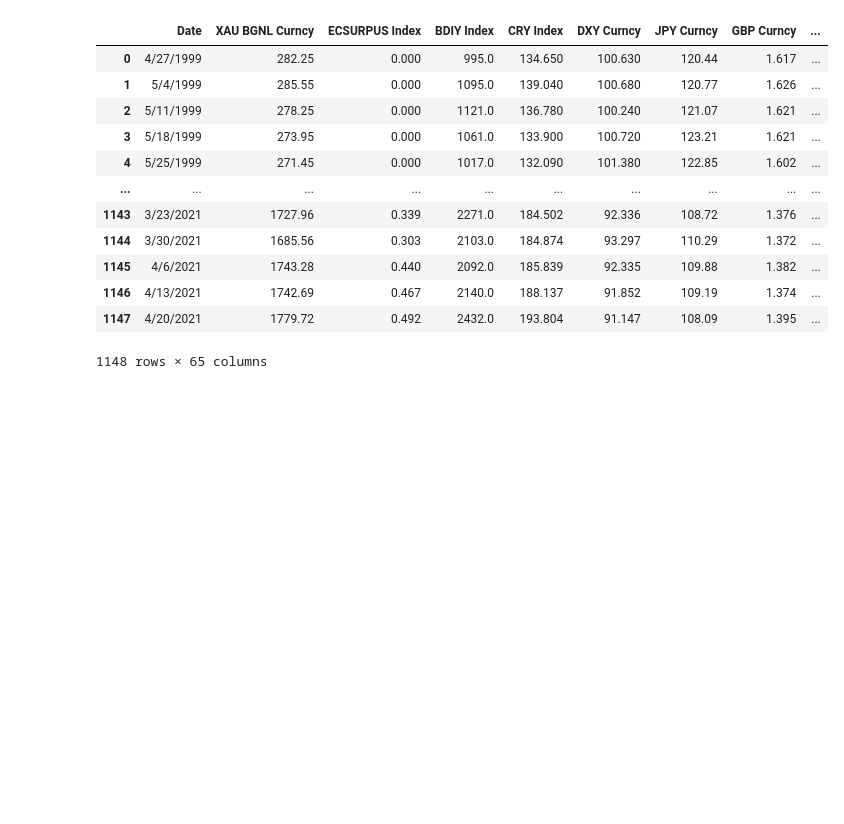
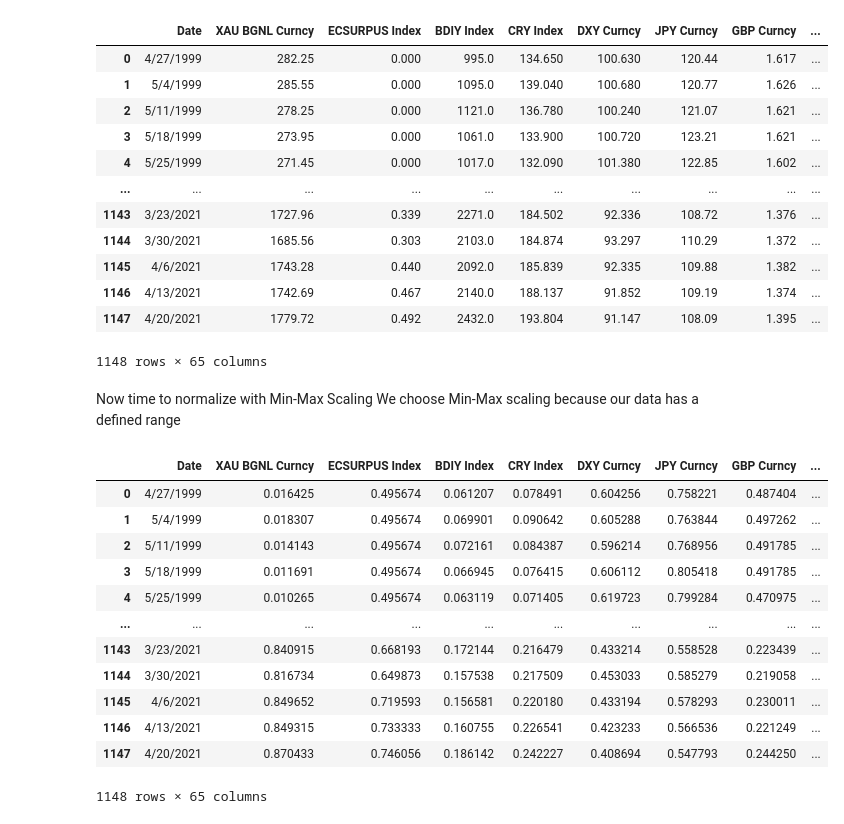
Before and after one commit to stonewerner/market-anomaly, a Jupyter notebook: market_anomaly.ipynb, the cells around one changed output. Drawn from its saved outputs; the diff is of its cells as text; code cells hidden in the pictures; blank space fills up the shorter version.

```diff
--- a/market_anomaly.ipynb
+++ b/market_anomaly.ipynb
@@ -42,3 +43,3 @@ memory usage: 511.3+ KB
 # %%
 df['Pct_Change'] = df['MXWO Index'].pct_change(periods=-1) * 100
-df['CRASH'] = (df['Pct_Change'] <= -10).astype(int)
+df['CRASH'] = (df['Pct_Change'] <= -5).astype(int)
@@ -93,5 +101,3 @@ CRASH               0
 dtype: int64
 # %%
 df.fillna(method='ffill', inplace=True)
-# %%
-df['HFRXGL Index'].fillna(method='bfill', inplace=True)
@@ -131,3 +130,33 @@ df
 | 1146 | 4/13/2021 | 1742.69 | 0.467 | 2140.0 | 188.137 | 91.852 | 109.19 | 1.374 | ... |
 | 1147 | 4/20/2021 | 1779.72 | 0.492 | 2432.0 | 193.804 | 91.147 | 108.09 | 1.395 | ... |
 1148 rows × 65 columns
+# %% [markdown]
+Now time to normalize with Min-Max Scaling
+We choose Min-Max scaling because our data has a defined range
+# %%
+from sklearn.preprocessing import MinMaxScaler
+
+# Columns to normalize (exclude 'CRASH' and 'Date')
+columns_to_normalize = [col for col in df.columns if col not in ['Date', 'CRASH']]
+
+# Initialize the scaler
+scaler = MinMaxScaler()
+
+# Apply scaling to the selected columns
+df[columns_to_normalize] = scaler.fit_transform(df[columns_to_normalize])
+# %%
+df
+# %% [output]
+|  | Date | XAU BGNL Curncy | ECSURPUS Index | BDIY Index | CRY Index | DXY Curncy | JPY Curncy | GBP Curncy | ... |
+| 0 | 4/27/1999 | 0.016425 | 0.495674 | 0.061207 | 0.078491 | 0.604256 | 0.758221 | 0.487404 | ... |
+| 1 | 5/4/1999 | 0.018307 | 0.495674 | 0.069901 | 0.090642 | 0.605288 | 0.763844 | 0.497262 | ... |
+| 2 | 5/11/1999 | 0.014143 | 0.495674 | 0.072161 | 0.084387 | 0.596214 | 0.768956 | 0.491785 | ... |
+| 3 | 5/18/1999 | 0.011691 | 0.495674 | 0.066945 | 0.076415 | 0.606112 | 0.805418 | 0.491785 | ... |
+| 4 | 5/25/1999 | 0.010265 | 0.495674 | 0.063119 | 0.071405 | 0.619723 | 0.799284 | 0.470975 | ... |
+| ... | ... | ... | ... | ... | ... | ... | ... | ... | ... |
+| 1143 | 3/23/2021 | 0.840915 | 0.668193 | 0.172144 | 0.216479 | 0.433214 | 0.558528 | 0.223439 | ... |
+| 1144 | 3/30/2021 | 0.816734 | 0.649873 | 0.157538 | 0.217509 | 0.453033 | 0.585279 | 0.219058 | ... |
+| 1145 | 4/6/2021 | 0.849652 | 0.719593 | 0.156581 | 0.220180 | 0.433194 | 0.578293 | 0.230011 | ... |
+| 1146 | 4/13/2021 | 0.849315 | 0.733333 | 0.160755 | 0.226541 | 0.423233 | 0.566536 | 0.221249 | ... |
+| 1147 | 4/20/2021 | 0.870433 | 0.746056 | 0.186142 | 0.242227 | 0.408694 | 0.547793 | 0.244250 | ... |
+1148 rows × 65 columns
```
Also changed, not shown: parts of 15 cells of this notebook, 1 other file.
